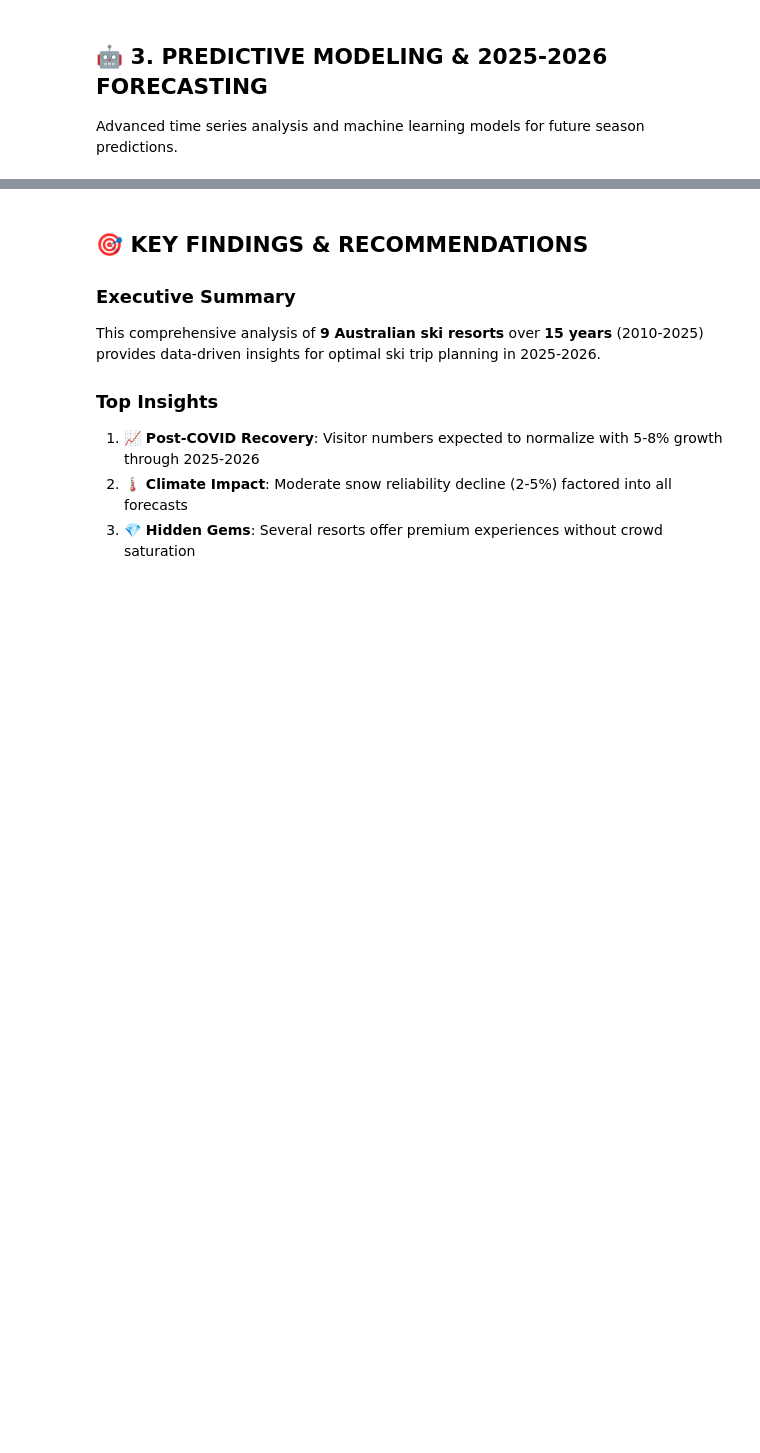
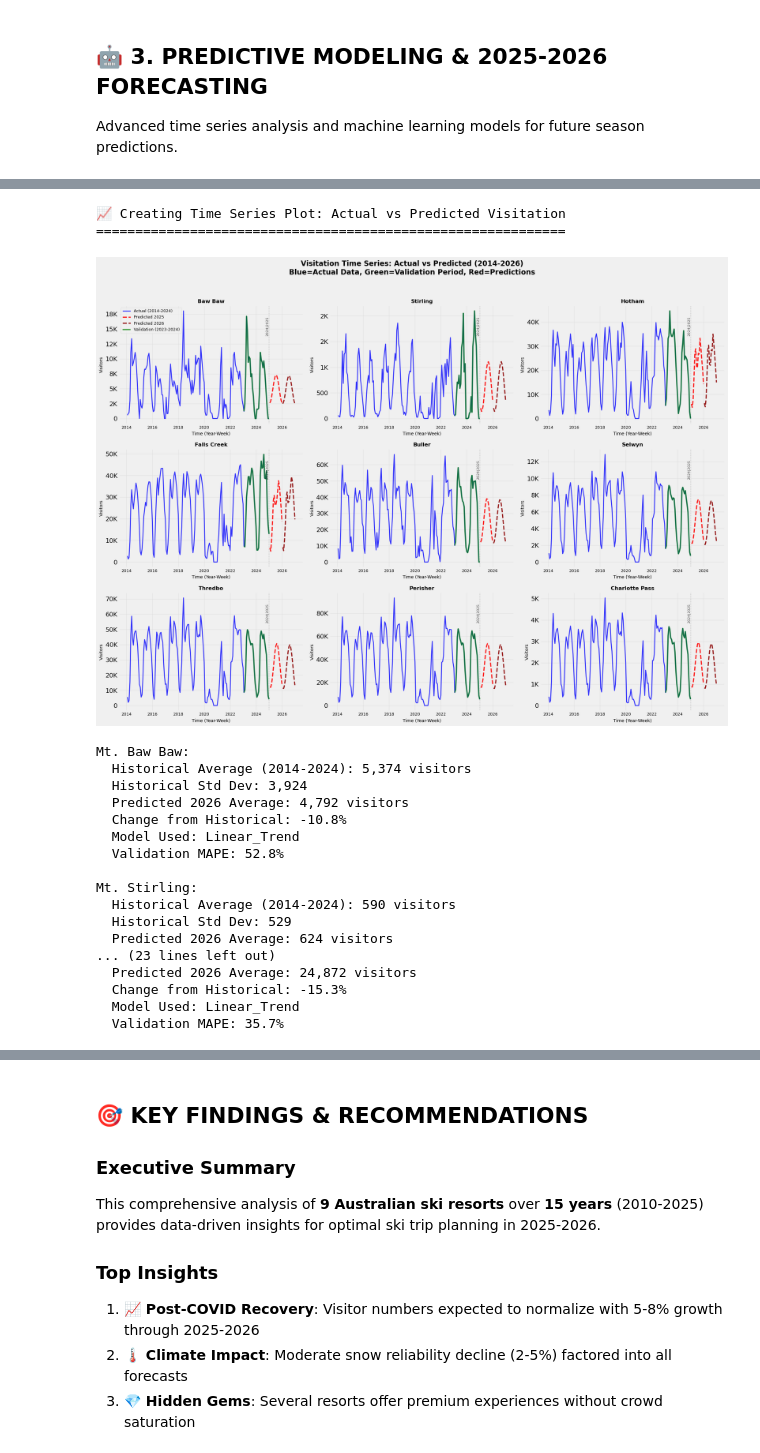
Before and after one commit to idozii/InterUni-Datathon-2025, a Jupyter notebook: main.ipynb, the cells around one changed output, grey strips where cells are left out. Saved outputs shown, nothing was run; the diff lists cells and outputs as text; code cells hidden in the pictures; blank space fills up the shorter version.

```diff
--- a/main.ipynb
+++ b/main.ipynb
@@ -1650,8 +1691,8 @@ for i, resort in enumerate(resorts_to_plot):
 
     # Get predictions for 2025-2026
     if resort in visitor_predictions_2026:
-        pred_2025 = visitor_predictions_2026[resort]['forecast_2025']
-        pred_2026 = visitor_predictions_2026[resort]['forecast_2026']
+        pred_2025 = list(visitor_predictions_2026[resort]['2025'].values())
+        pred_2026 = list(visitor_predictions_2026[resort]['2026'].values())
 
         # Create time indices for predictions
         pred_time_2025 = [(2025 - 2014) * 15 + week for week in range(1, 16)]
@@ -1705,36 +1746,57 @@ for j in range(len(resorts_to_plot), len(axes)):
     fig.delaxes(axes[j])
 
 plt.suptitle('Visitation Time Series: Actual vs Predicted (2014-2026)\n' +
             'Blue=Actual Data, Green=Validation Period, Red=Predictions',
             fontsize=16, fontweight='bold', y=0.98)
 plt.tight_layout(rect=[0, 0, 1, 0.96])
 plt.show()
 
 # Summary statistics for the time series
 
 for resort in resorts_to_plot[:5]:  # Show stats for top 5 resorts
     if resort in visitor_predictions_2026:
         # Historical data stats
         hist_data = visitation_data_full[
             (visitation_data_full['Year'] >= 2014) &
             (visitation_data_full['Year'] <= 2024)
         ][resort].dropna()
 
-        pred_2026 = visitor_predictions_2026[resort]['forecast_2026']
+        pred_2026 = list(visitor_predictions_2026[resort]['2026'].values())
 
         historical_avg = hist_data.mean()
         historical_std = hist_data.std()
         predicted_avg = np.mean(pred_2026)
 
         change_pct = ((predicted_avg - historical_avg) / historical_avg) * 100
 
         print(f"\n{resort}:")
         print(f"  Historical Average (2014-2024): {historical_avg:,.0f} visitors")
         print(f"  Historical Std Dev: {historical_std:,.0f}")
         print(f"  Predicted 2026 Average: {predicted_avg:,.0f} visitors")
         print(f"  Change from Historical: {change_pct:+.1f}%")
-        print(f"  Model Used: {visitor_predictions_2026[resort]['model_type']}")
-        print(f"  Validation MAPE: {visitor_predictions_2026[resort]['validation_mape']:.1f}%")
+        print(f"  Model Used: {visitor_predictions_2026[resort]['model']}")
+        print(f"  Validation MAPE: {visitor_predictions_2026[resort]['mape']:.1f}%")
+# %% [output]
+📈 Creating Time Series Plot: Actual vs Predicted Visitation
+============================================================
+[figure, added]
+Mt. Baw Baw:
+  Historical Average (2014-2024): 5,374 visitors
+  Historical Std Dev: 3,924
+  Predicted 2026 Average: 4,792 visitors
+  Change from Historical: -10.8%
+  Model Used: Linear_Trend
+  Validation MAPE: 52.8%
+
+Mt. Stirling:
+  Historical Average (2014-2024): 590 visitors
+  Historical Std Dev: 529
+  Predicted 2026 Average: 624 visitors
+... (23 lines left out)
+  Predicted 2026 Average: 24,872 visitors
+  Change from Historical: -15.3%
+  Model Used: Linear_Trend
+  Validation MAPE: 35.7%
 # %%
 # 🌡️ Temperature Time Series Plots: Individual Resort Analysis (2010-2026)
 # Create subplot grid for temperature visualizations
```
Also changed, not shown: parts of 7 cells of this notebook.
